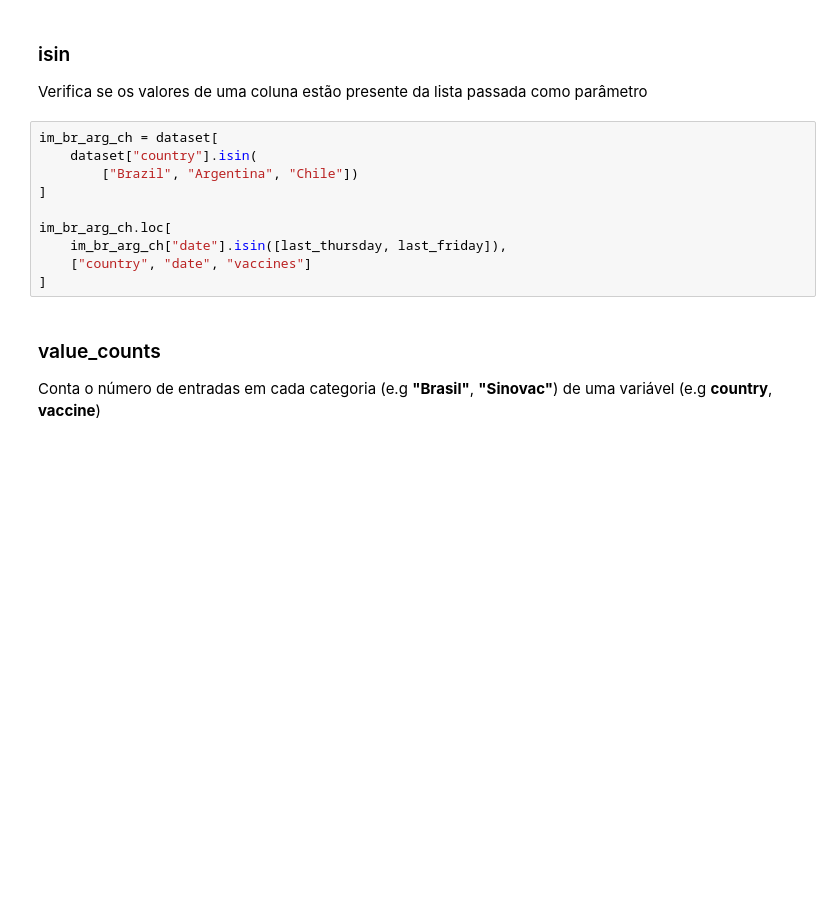
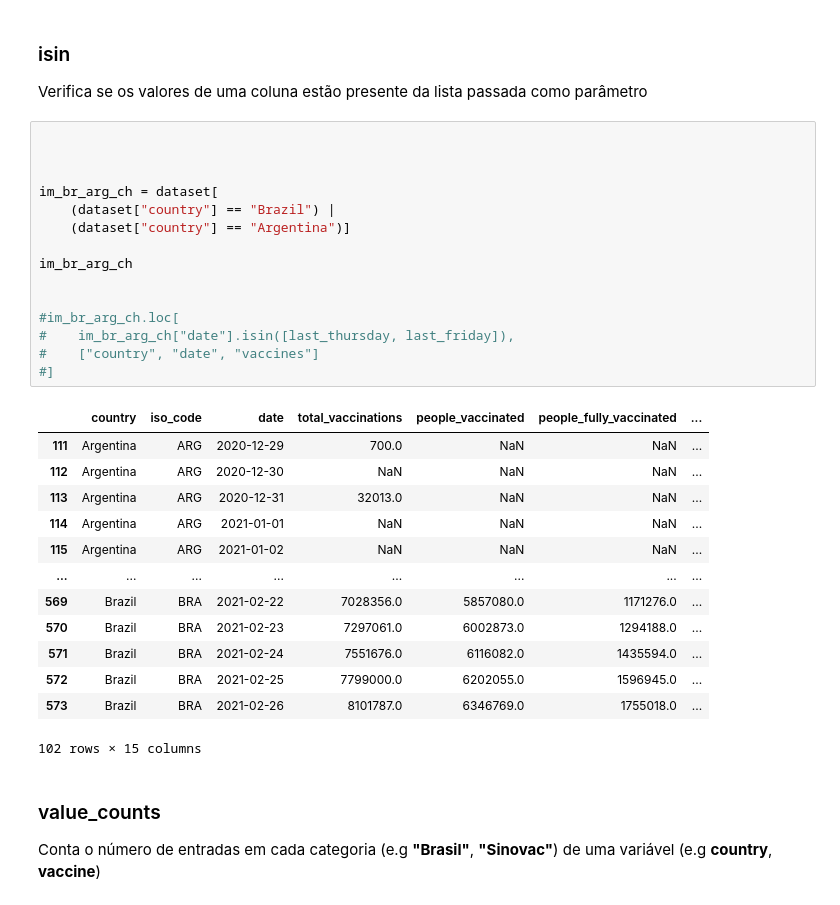
Before and after one commit to uffsnlp/oficinas, a Jupyter notebook: pandas/operacoes-basicas.ipynb, the cells around one changed output. Cells and saved outputs as stored; diff of their text form; blank space fills up the shorter version.

```diff
--- a/pandas/operacoes-basicas.ipynb
+++ b/pandas/operacoes-basicas.ipynb
@@ -222,15 +358,34 @@ thu_friday_br_arg.iloc[:3, 0:5]
 
 Verifica se os valores de uma coluna estão presente da lista passada como parâmetro
 # %%
+
+
+
 im_br_arg_ch = dataset[
-    dataset["country"].isin(
-        ["Brazil", "Argentina", "Chile"])
-]
+    (dataset["country"] == "Brazil") |
+    (dataset["country"] == "Argentina")]
 
-im_br_arg_ch.loc[
-    im_br_arg_ch["date"].isin([last_thursday, last_friday]),
-    ["country", "date", "vaccines"]
-]
+im_br_arg_ch
+
+
+#im_br_arg_ch.loc[
+#    im_br_arg_ch["date"].isin([last_thursday, last_friday]),
+#    ["country", "date", "vaccines"]
+#]
+# %% [output]
+|  | country | iso_code | date | total_vaccinations | people_vaccinated | people_fully_vaccinated | ... |
+| 111 | Argentina | ARG | 2020-12-29 | 700.0 | NaN | NaN | ... |
+| 112 | Argentina | ARG | 2020-12-30 | NaN | NaN | NaN | ... |
+| 113 | Argentina | ARG | 2020-12-31 | 32013.0 | NaN | NaN | ... |
+| 114 | Argentina | ARG | 2021-01-01 | NaN | NaN | NaN | ... |
+| 115 | Argentina | ARG | 2021-01-02 | NaN | NaN | NaN | ... |
+| ... | ... | ... | ... | ... | ... | ... | ... |
+| 569 | Brazil | BRA | 2021-02-22 | 7028356.0 | 5857080.0 | 1171276.0 | ... |
+| 570 | Brazil | BRA | 2021-02-23 | 7297061.0 | 6002873.0 | 1294188.0 | ... |
+| 571 | Brazil | BRA | 2021-02-24 | 7551676.0 | 6116082.0 | 1435594.0 | ... |
+| 572 | Brazil | BRA | 2021-02-25 | 7799000.0 | 6202055.0 | 1596945.0 | ... |
+| 573 | Brazil | BRA | 2021-02-26 | 8101787.0 | 6346769.0 | 1755018.0 | ... |
+102 rows × 15 columns
 # %% [markdown]
 ### value_counts
 
```
Also changed, not shown: parts of 28 cells of this notebook.
